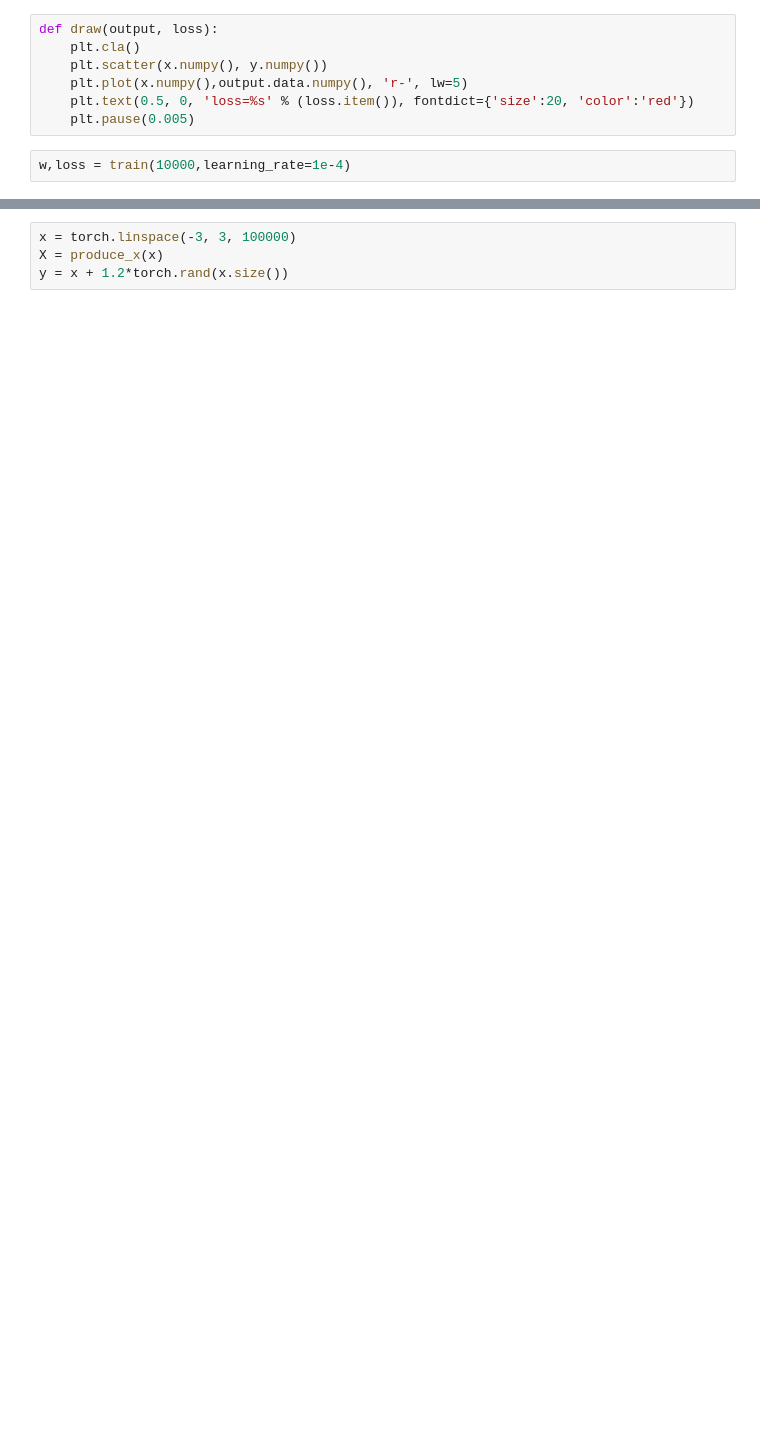
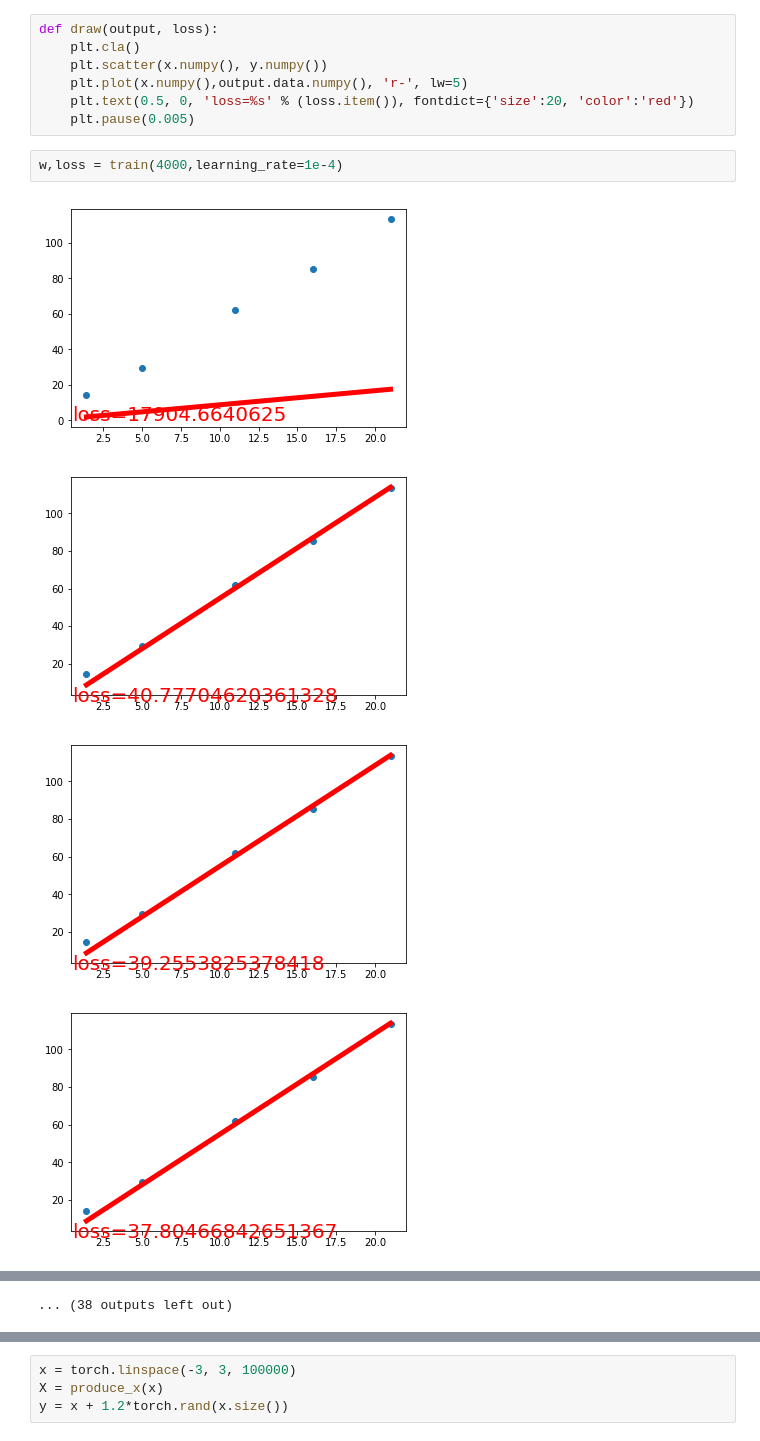
Before and after one commit to yidag/pytorch, a Jupyter notebook: 2_linear.ipynb, the cells around one changed output, grey strips where cells are left out. Drawn from its saved outputs; the diff is of its cells as text; blank space fills up the shorter version.

```diff
--- a/2_linear.ipynb
+++ b/2_linear.ipynb
@@ -41,4 +63,9 @@ def draw(output, loss):
     plt.text(0.5, 0, 'loss=%s' % (loss.item()), fontdict={'size':20, 'color':'red'})
     plt.pause(0.005)
 # %%
-w,loss = train(10000,learning_rate=1e-4)
+w,loss = train(4000,learning_rate=1e-4)
+# %% [output]
+[figure, added]
+[figure, added]
+[figure, added]
+[figure, added]
@@ -45,2 +80,3 @@ w,loss = train(10000,learning_rate=1e-4)
+... (38 outputs left out)
 # %%
 w.data
```
Also changed, not shown: parts of 21 cells of this notebook, 6 other files.
